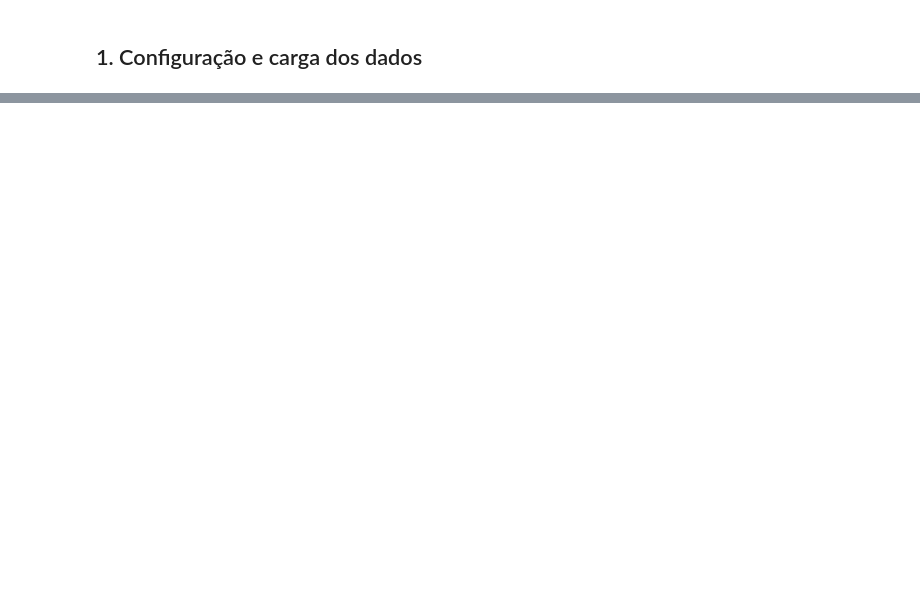
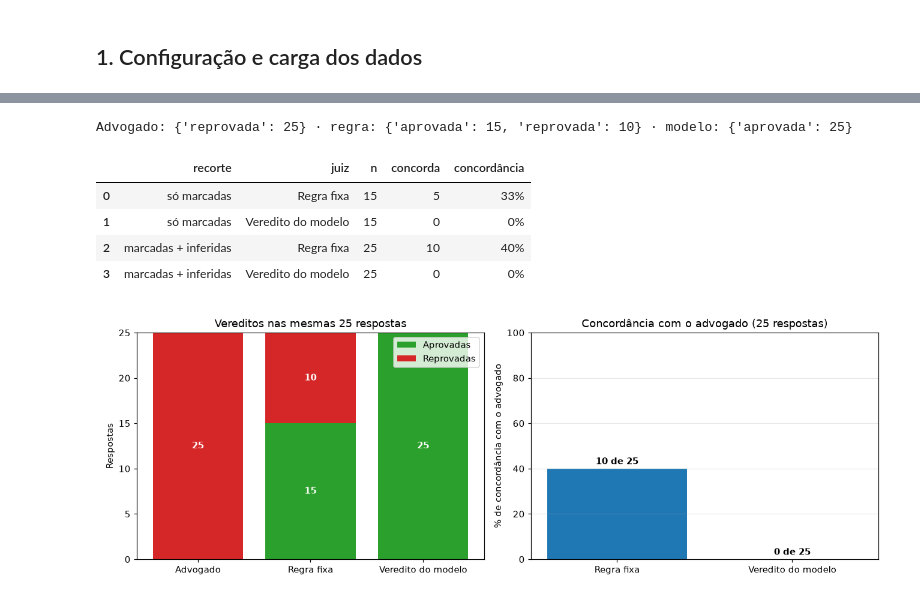
Before and after one commit to MayaraVieiraa/challenge3, a Jupyter notebook: notebooks/03_integracao/04_avaliacao.ipynb, the cells around one changed output, grey strips where cells are left out. Saved outputs shown, nothing was run; the diff lists cells and outputs as text; code cells hidden in the pictures; blank space fills up the shorter version.

```diff
--- a/notebooks/03_integracao/04_avaliacao.ipynb
+++ b/notebooks/03_integracao/04_avaliacao.ipynb
@@ -231,0 +243,48 @@ if j_reprov:
+# %%
+h = df_humano.copy()
+print('Advogado:', h.veredito_humano.value_counts().to_dict(),
+      '· regra:', h.veredito_regra.value_counts().to_dict(),
+      '· modelo:', h.veredito_modelo.value_counts().to_dict())
+
+linhas = []
+for nome, recorte in (('só marcadas', h[h.origem == 'marcado']), ('marcadas + inferidas', h)):
+    for juiz, coluna in (('Regra fixa', 'veredito_regra'), ('Veredito do modelo', 'veredito_modelo')):
+        acerto = int((recorte.veredito_humano == recorte[coluna]).sum())
+        linhas.append({'recorte': nome, 'juiz': juiz, 'n': len(recorte), 'concorda': acerto,
+                       'concordância': f'{acerto / len(recorte):.0%}'})
+tabela = pd.DataFrame(linhas)
+display(tabela)
+
+fig, axes = plt.subplots(1, 2, figsize=(12, 4.2))
+grupos = ['Advogado', 'Regra fixa', 'Veredito do modelo']
+colunas = ['veredito_humano', 'veredito_regra', 'veredito_modelo']
+aprov = [int((h[c] == 'aprovada').sum()) for c in colunas]
+reprov = [int((h[c] == 'reprovada').sum()) for c in colunas]
+axes[0].bar(grupos, aprov, color=APROVADA, label='Aprovadas')
+axes[0].bar(grupos, reprov, bottom=aprov, color=REPROVADA, label='Reprovadas')
+for i, (a, r) in enumerate(zip(aprov, reprov)):
+    if a: axes[0].text(i, a / 2, str(a), ha='center', va='center', color='white', fontweight='bold')
+    if r: axes[0].text(i, a + r / 2, str(r), ha='center', va='center', color='white', fontweight='bold')
+axes[0].set_title('Vereditos nas mesmas 25 respostas')
+axes[0].set_ylabel('Respostas')
+axes[0].legend(loc='upper right')
+
+marc = tabela[tabela.recorte == 'marcadas + inferidas']
+barras = axes[1].bar(marc.juiz, marc.concorda / marc.n * 100, color=['#1f77b4', NEUTRA])
+for b, (_, r) in zip(barras, marc.iterrows()):
+    axes[1].text(b.get_x() + b.get_width() / 2, b.get_height() + 2, f"{r.concorda} de {r.n}", ha='center', fontweight='bold')
+axes[1].set_ylim(0, 100)
+axes[1].set_ylabel('% de concordância com o advogado')
+axes[1].set_title('Concordância com o advogado (25 respostas)')
+axes[1].grid(axis='y', alpha=0.3)
+plt.tight_layout()
+plt.savefig(RELATORIOS / 'concordancia_especialista.png', dpi=150)
+plt.show()
+# %% [output]
+Advogado: {'reprovada': 25} · regra: {'aprovada': 15, 'reprovada': 10} · modelo: {'aprovada': 25}
+|  | recorte | juiz | n | concorda | concordância |
+| 0 | só marcadas | Regra fixa | 15 | 5 | 33% |
+| 1 | só marcadas | Veredito do modelo | 15 | 0 | 0% |
+| 2 | marcadas + inferidas | Regra fixa | 25 | 10 | 40% |
+| 3 | marcadas + inferidas | Veredito do modelo | 25 | 0 | 0% |
+[figure, added]
```
Also changed, not shown: parts of 21 cells of this notebook, 11 other files.
